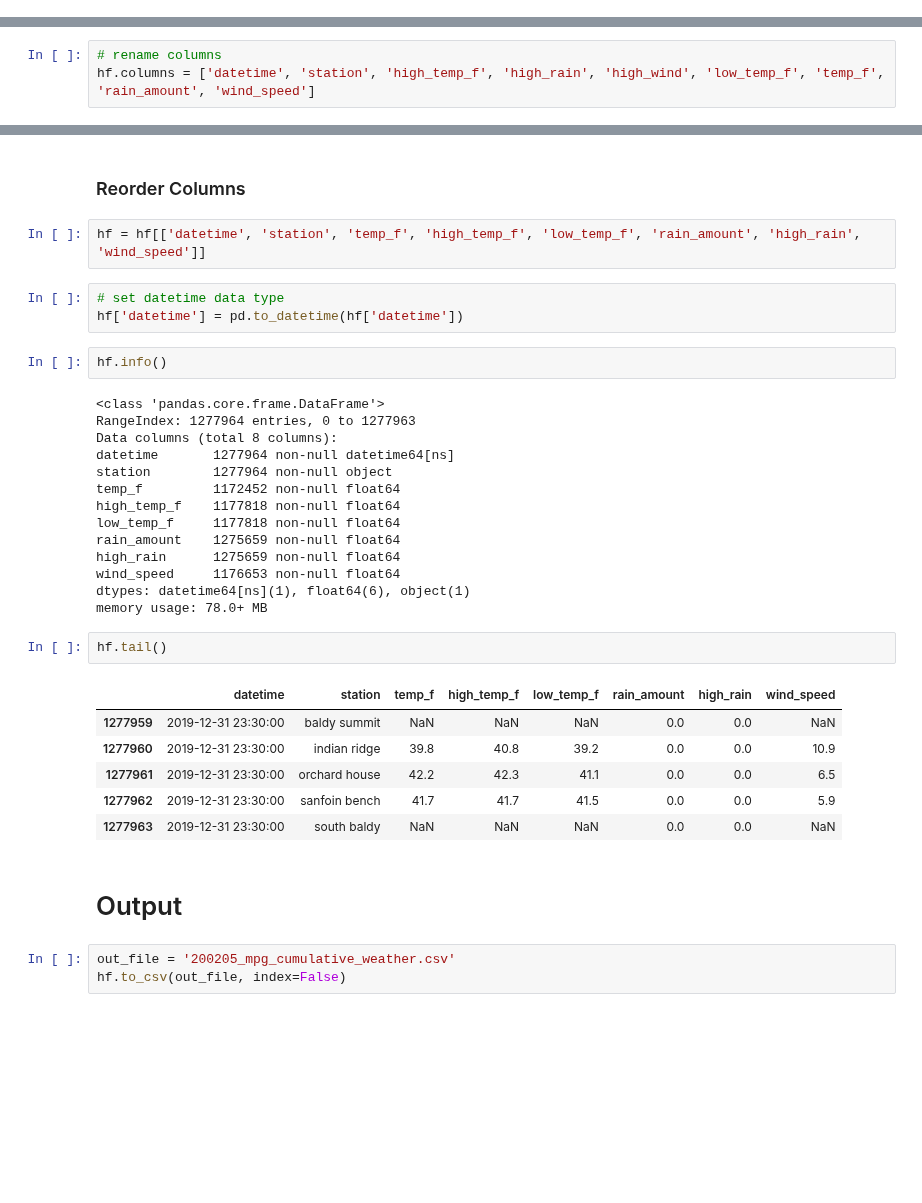
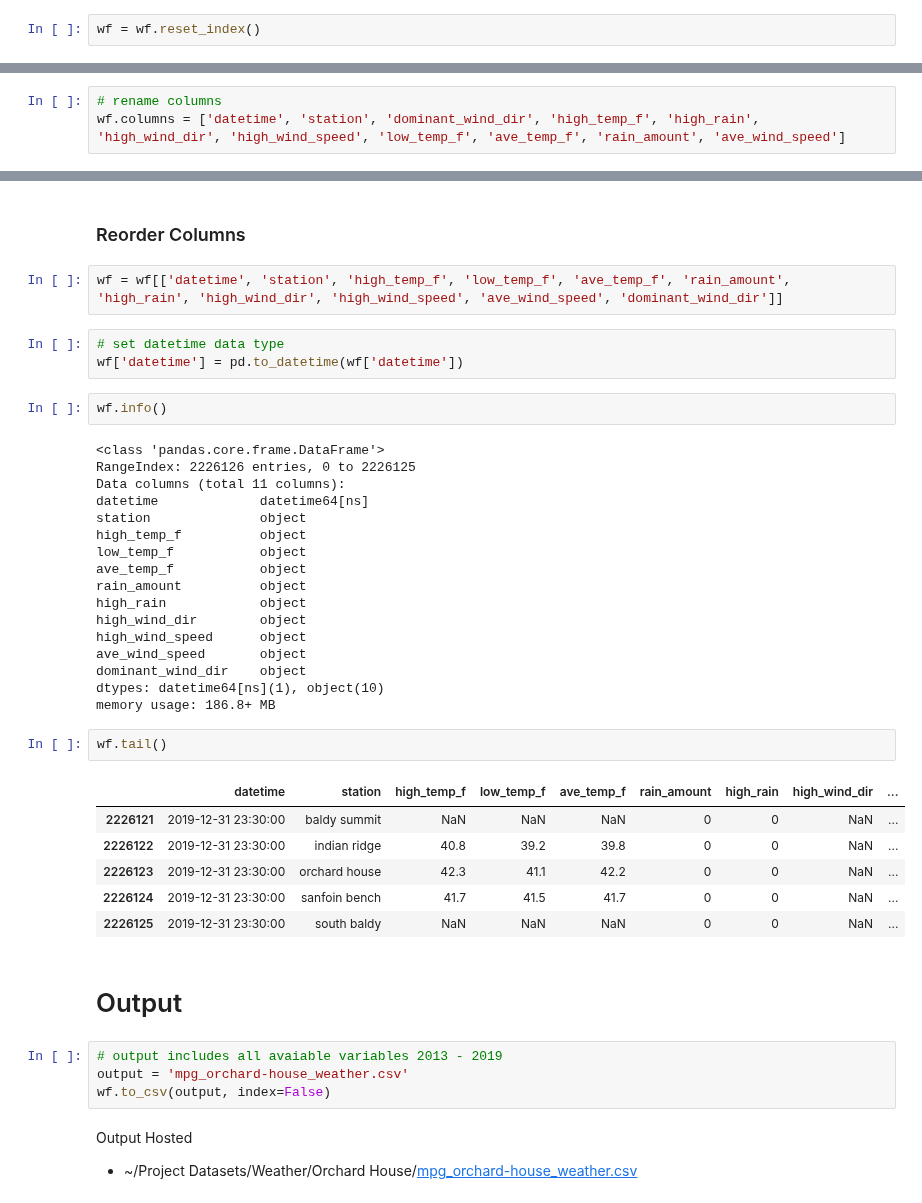
Before and after one commit to samsoe/mpg_notebooks, a Jupyter notebook: mpg_weather_wrangle.ipynb, the cells around one changed output, grey strips where cells are left out. Cells and saved outputs as stored; diff of their text form; blank space fills up the shorter version.

Commit message:
Add wind data

```diff
--- a/mpg_weather_wrangle.ipynb
+++ b/mpg_weather_wrangle.ipynb
@@ -162,0 +294,2 @@ hf = hf.reset_index()
+# %%
+wf = wf.reset_index()
@@ -164,4 +304,4 @@ hf = hf.reset_index()
 ### Rename Columns
 # %%
 # rename columns
-hf.columns = ['datetime', 'station', 'high_temp_f', 'high_rain', 'high_wind', 'low_temp_f', 'temp_f', 'rain_amount', 'wind_speed']
+wf.columns = ['datetime', 'station', 'dominant_wind_dir', 'high_temp_f', 'high_rain', 'high_wind_dir', 'high_wind_speed', 'low_temp_f', 'ave_temp_f', 'rain_amount', 'ave_wind_speed']
@@ -177,37 +314,44 @@ hf.head()
 # %% [markdown]
 ### Reorder Columns
 # %%
-hf = hf[['datetime', 'station', 'temp_f', 'high_temp_f', 'low_temp_f', 'rain_amount', 'high_rain', 'wind_speed']]
+wf = wf[['datetime', 'station', 'high_temp_f', 'low_temp_f', 'ave_temp_f', 'rain_amount', 'high_rain', 'high_wind_dir', 'high_wind_speed', 'ave_wind_speed', 'dominant_wind_dir']]
 # %%
 # set datetime data type
-hf['datetime'] = pd.to_datetime(hf['datetime'])
+wf['datetime'] = pd.to_datetime(wf['datetime'])
 # %%
-hf.info()
+wf.info()
 # %% [output]
 <class 'pandas.core.frame.DataFrame'>
-RangeIndex: 1277964 entries, 0 to 1277963
-Data columns (total 8 columns):
-datetime       1277964 non-null datetime64[ns]
-station        1277964 non-null object
-temp_f         1172452 non-null float64
-high_temp_f    1177818 non-null float64
-low_temp_f     1177818 non-null float64
-rain_amount    1275659 non-null float64
-high_rain      1275659 non-null float64
-wind_speed     1176653 non-null float64
-dtypes: datetime64[ns](1), float64(6), object(1)
-memory usage: 78.0+ MB
+RangeIndex: 2226126 entries, 0 to 2226125
+Data columns (total 11 columns):
+datetime             datetime64[ns]
+station              object
+high_temp_f          object
+low_temp_f           object
+ave_temp_f           object
+rain_amount          object
+high_rain            object
+high_wind_dir        object
+high_wind_speed      object
+ave_wind_speed       object
+dominant_wind_dir    object
+dtypes: datetime64[ns](1), object(10)
+memory usage: 186.8+ MB
 # %%
-hf.tail()
+wf.tail()
 # %% [output]
-|  | datetime | station | temp_f | high_temp_f | low_temp_f | rain_amount | high_rain | wind_speed |
-| 1277959 | 2019-12-31 23:30:00 | baldy summit | NaN | NaN | NaN | 0.0 | 0.0 | NaN |
-| 1277960 | 2019-12-31 23:30:00 | indian ridge | 39.8 | 40.8 | 39.2 | 0.0 | 0.0 | 10.9 |
-| 1277961 | 2019-12-31 23:30:00 | orchard house | 42.2 | 42.3 | 41.1 | 0.0 | 0.0 | 6.5 |
-| 1277962 | 2019-12-31 23:30:00 | sanfoin bench | 41.7 | 41.7 | 41.5 | 0.0 | 0.0 | 5.9 |
-| 1277963 | 2019-12-31 23:30:00 | south baldy | NaN | NaN | NaN | 0.0 | 0.0 | NaN |
+|  | datetime | station | high_temp_f | low_temp_f | ave_temp_f | rain_amount | high_rain | high_wind_dir | ... |
+| 2226121 | 2019-12-31 23:30:00 | baldy summit | NaN | NaN | NaN | 0 | 0 | NaN | ... |
+| 2226122 | 2019-12-31 23:30:00 | indian ridge | 40.8 | 39.2 | 39.8 | 0 | 0 | NaN | ... |
+| 2226123 | 2019-12-31 23:30:00 | orchard house | 42.3 | 41.1 | 42.2 | 0 | 0 | NaN | ... |
+| 2226124 | 2019-12-31 23:30:00 | sanfoin bench | 41.7 | 41.5 | 41.7 | 0 | 0 | NaN | ... |
+| 2226125 | 2019-12-31 23:30:00 | south baldy | NaN | NaN | NaN | 0 | 0 | NaN | ... |
 # %% [markdown]
 # Output
-# %%
-out_file = '200205_mpg_cumulative_weather.csv'
-hf.to_csv(out_file, index=False)
+# %%
+# output includes all avaiable variables 2013 - 2019
+output = 'mpg_orchard-house_weather.csv'
+wf.to_csv(output, index=False)
+# %% [markdown]
+Output Hosted
+* ~/Project Datasets/Weather/Orchard House/[mpg_orchard-house_weather.csv](https://drive.google.com/open?id=1NuAEDeyEy_bA0C5Q1PInIHX6mR7zUOon)
```
Also changed, not shown: parts of 48 cells of this notebook.
